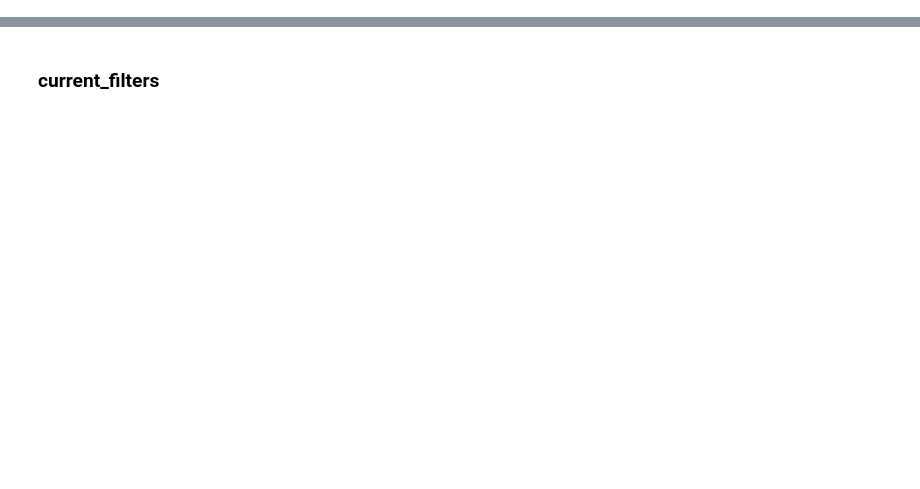
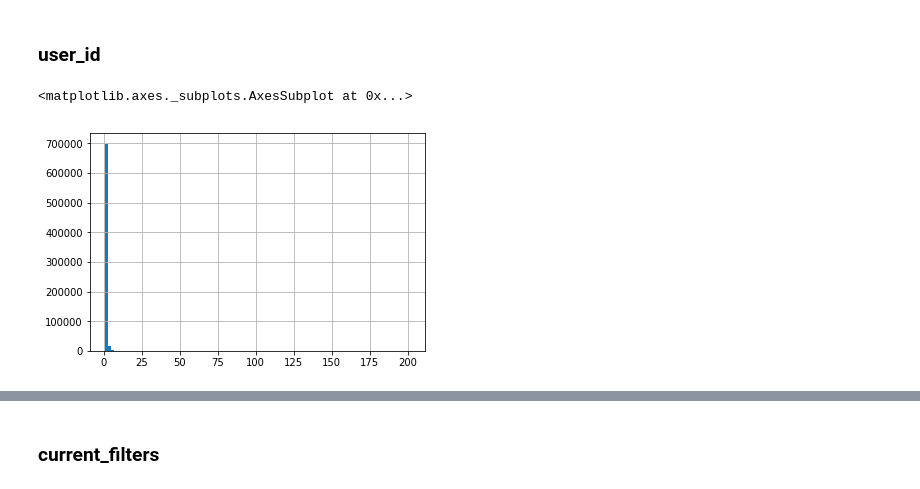
Before and after one commit to samshipengs/naps, a Jupyter notebook: playground_cf.ipynb, the cells around one changed output, grey strips where cells are left out. Saved outputs shown, nothing was run; the diff lists cells and outputs as text; code cells hidden in the pictures; blank space fills up the shorter version.

```diff
--- a/playground_cf.ipynb
+++ b/playground_cf.ipynb
@@ -27,0 +22,6 @@ f'{train.shape[0]:,}'
+# %%
+%%time
+train_raw = load_data('train')
+train_raw['timestamp'] = train_raw['timestamp'].apply(lambda t: datetime.datetime.utcfromtimestamp(t))
+train_raw['nfilters'] = train_raw['current_filters'].str.split('|').str.len()
+train = train_raw[(train_raw.action_type == 'clickout item') & (train_raw.impressions.notna())].copy()
@@ -43,2 +61,10 @@ Wall time: 2.98 s
 # %%
 train_last = pd.merge(train_last, session_fts, on='session_id')
+# %% [markdown]
+### user_id
+# %%
+# train_last.groupby('user_id').size()
+train_last.user_id.value_counts().hist(bins=100)
+# %% [output]
+<matplotlib.axes._subplots.AxesSubplot at 0x...>
+[figure, added]
```
Also changed, not shown: parts of 83 cells of this notebook, 4 other files.
